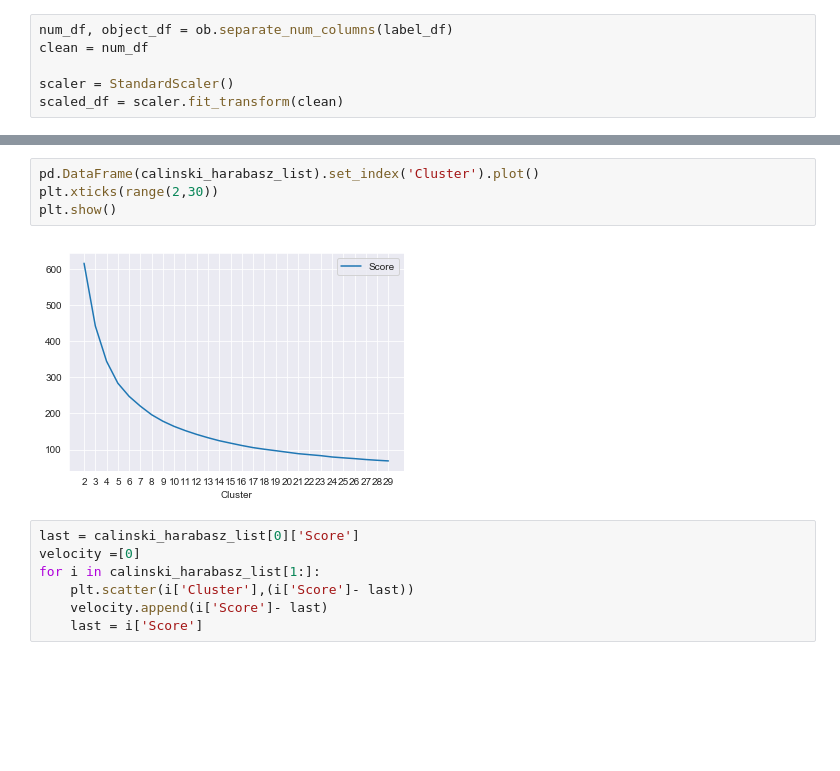
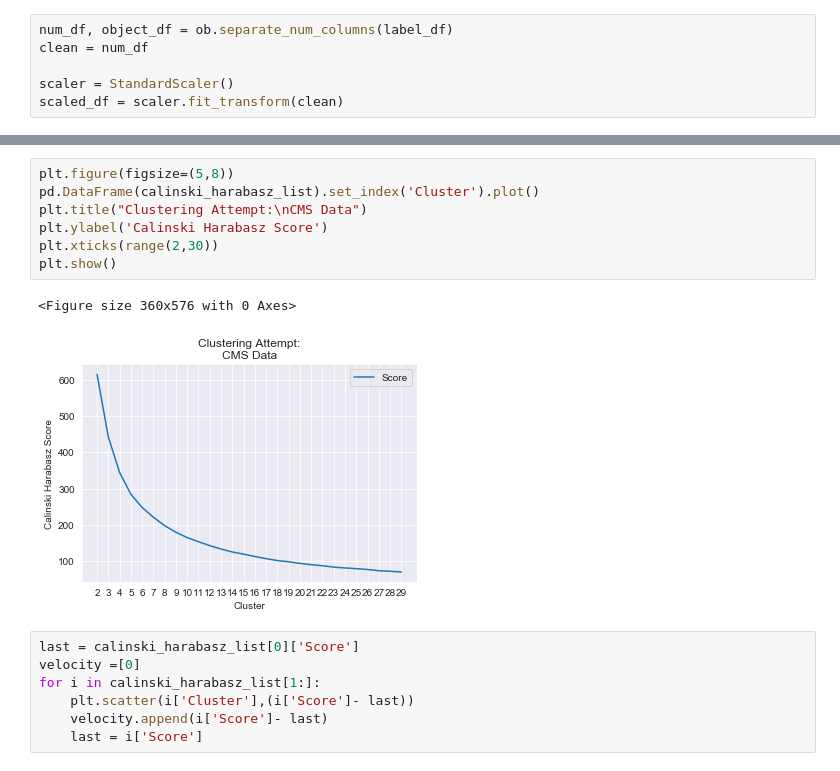
Before and after one commit to menach123/dsc-mod-5-project-online-ds-ft-090919, a Jupyter notebook: Clustering.ipynb, the cells around one changed output, grey strips where cells are left out. Drawn from its saved outputs; the diff is of its cells as text; blank space fills up the shorter version.

```diff
--- a/Clustering.ipynb
+++ b/Clustering.ipynb
@@ -139,9 +144,13 @@ for i in cluster:
 # %%
+plt.figure(figsize=(5,8))
 pd.DataFrame(calinski_harabasz_list).set_index('Cluster').plot()
+plt.title("Clustering Attempt:\nCMS Data")
+plt.ylabel('Calinski Harabasz Score')
 plt.xticks(range(2,30))
 plt.show()
 # %% [output]
+<Figure size 360x576 with 0 Axes>
-[figure, old version]
+[figure, new version]
 # %%
 last = calinski_harabasz_list[0]['Score']
 velocity =[0]
```
Also changed, not shown: parts of 9 cells of this notebook, 18 other files.
